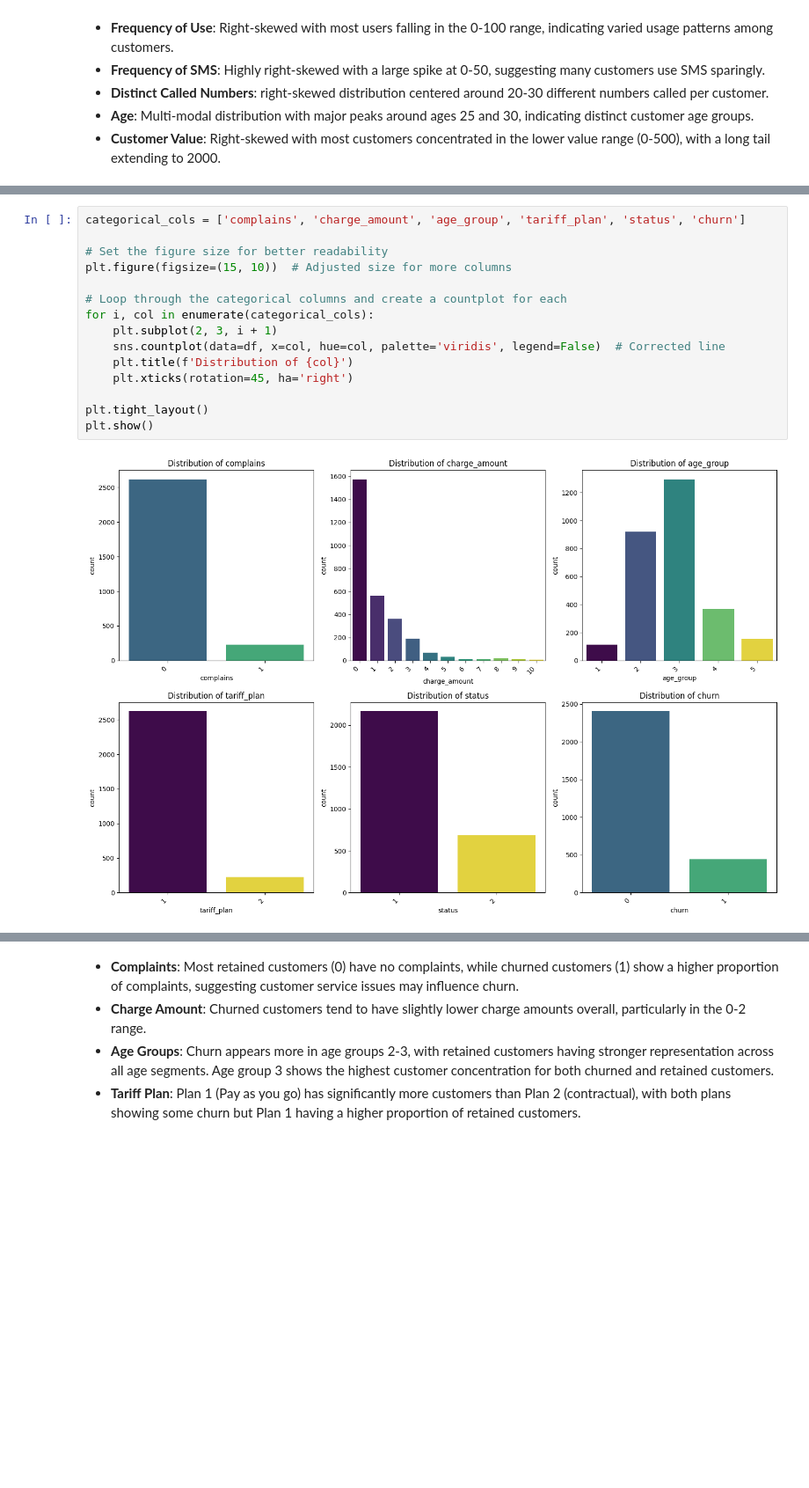
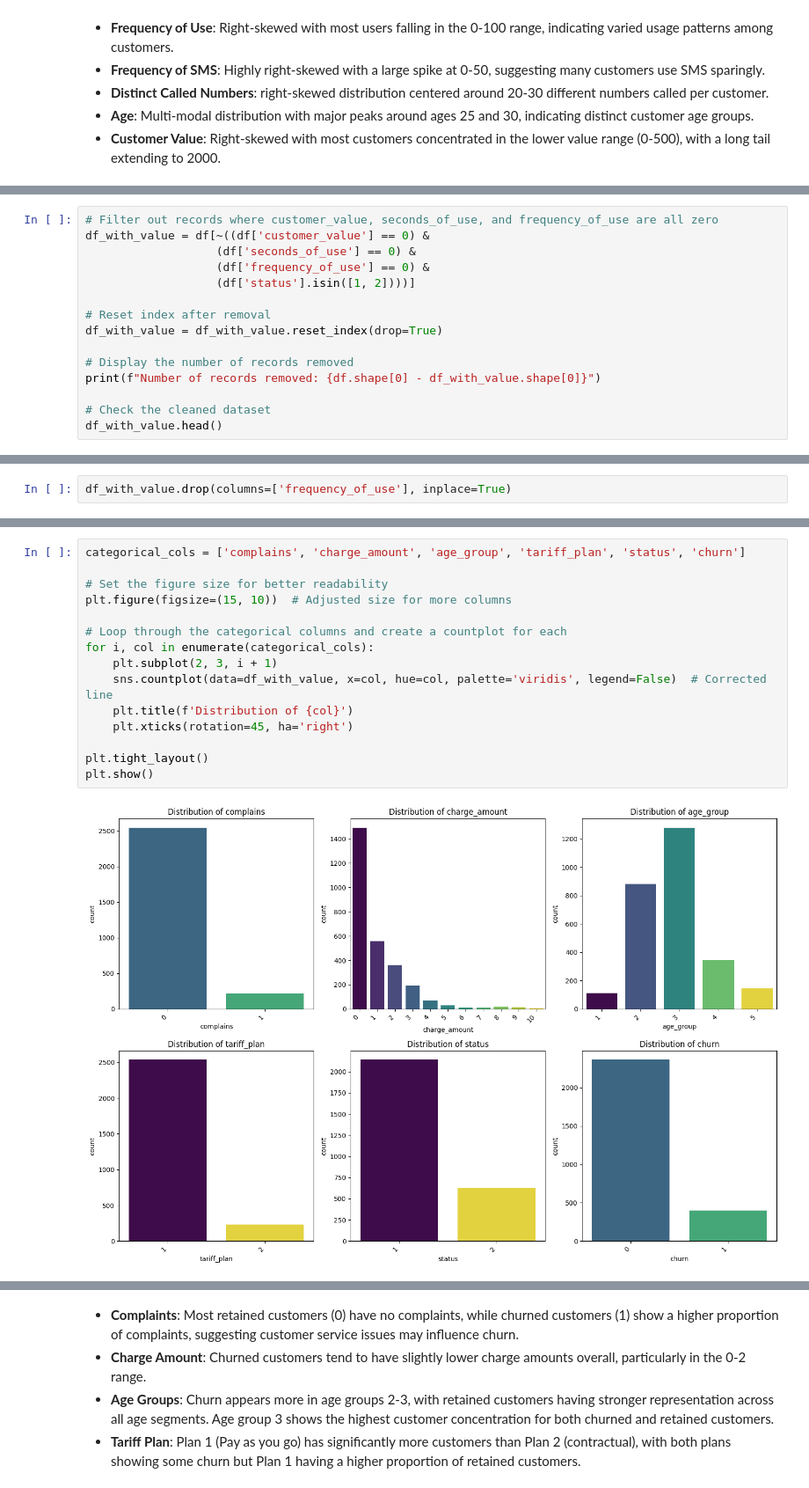
Before and after one commit to jagadeesh-usd/telecom-customer-churn-prediction, a Jupyter notebook: notebooks/02_eda.ipynb, the cells around one changed output, grey strips where cells are left out. Shown at 88% size. Saved outputs shown, nothing was run; the diff lists cells and outputs as text; blank space fills up the shorter version.

```diff
--- a/notebooks/02_eda.ipynb
+++ b/notebooks/02_eda.ipynb
@@ -100,0 +171,15 @@ plt.show()
+# %%
+# Filter out records where customer_value, seconds_of_use, and frequency_of_use are all zero
+df_with_value = df[~((df['customer_value'] == 0) &
+                   (df['seconds_of_use'] == 0) &
+                   (df['frequency_of_use'] == 0) &
+                   (df['status'].isin([1, 2])))]
+
+# Reset index after removal
+df_with_value = df_with_value.reset_index(drop=True)
+
+# Display the number of records removed
+print(f"Number of records removed: {df.shape[0] - df_with_value.shape[0]}")
+
+# Check the cleaned dataset
+df_with_value.head()
@@ -100,0 +217,2 @@ plt.show()
+# %%
+df_with_value.drop(columns=['frequency_of_use'], inplace=True)
@@ -103,20 +299,20 @@ plt.show()
 # %%
 categorical_cols = ['complains', 'charge_amount', 'age_group', 'tariff_plan', 'status', 'churn']
 
 # Set the figure size for better readability
 plt.figure(figsize=(15, 10))  # Adjusted size for more columns
 
 # Loop through the categorical columns and create a countplot for each
 for i, col in enumerate(categorical_cols):
     plt.subplot(2, 3, i + 1)
-    sns.countplot(data=df, x=col, hue=col, palette='viridis', legend=False)  # Corrected line
+    sns.countplot(data=df_with_value, x=col, hue=col, palette='viridis', legend=False)  # Corrected line
     plt.title(f'Distribution of {col}')
     plt.xticks(rotation=45, ha='right')
 
 plt.tight_layout()
 plt.show()
 # %% [output]
-[figure, old version]
+[figure, new version]
 # %% [markdown]
 - **Complaints**: Most customers (approximately 2500) have 0 complaints, with a much smaller number (around 250) having 1 complaint, showing excellent customer satisfaction overall.
 - **Charge Amount**: Highly right-skewed distribution with most customers having charges between 0-2, and frequency decreasing sharply after that. Very few customers have charges above 5.
```
Also changed, not shown: parts of 48 cells of this notebook, 1 other file.
